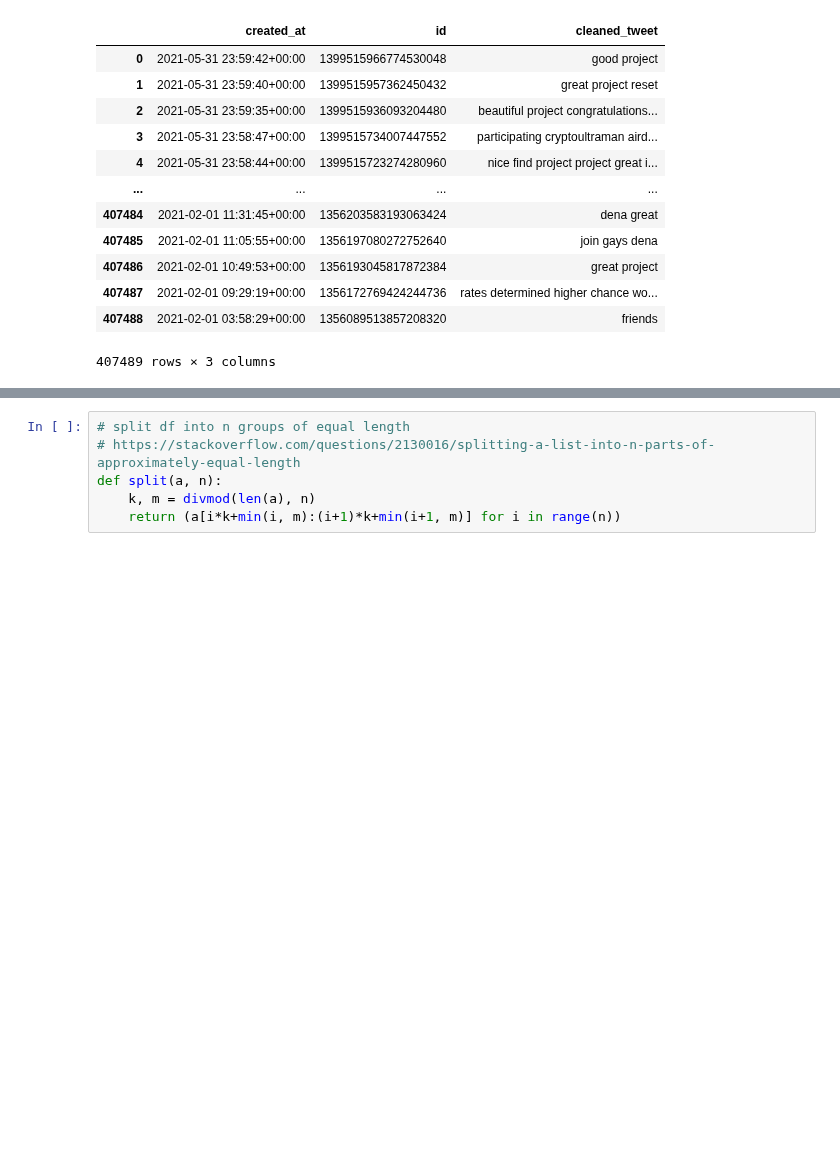
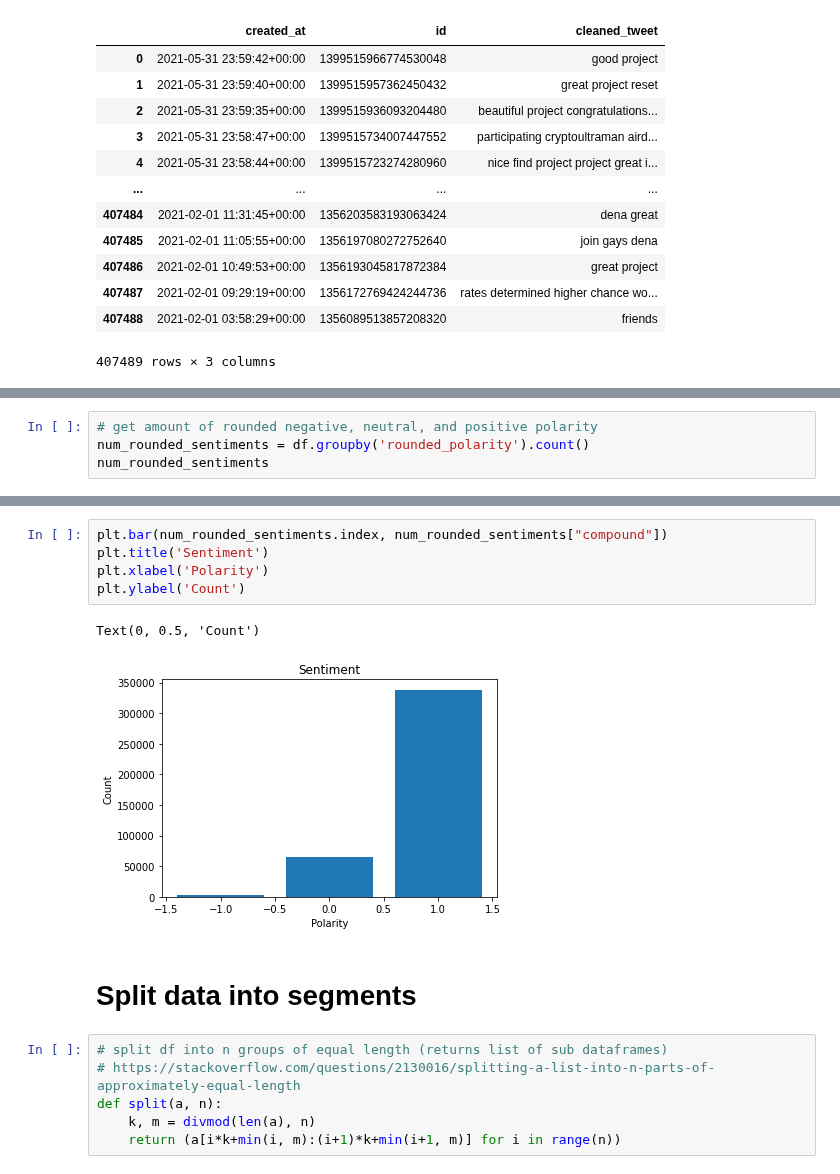
Before and after one commit to ginalamp/NFT_Twitter_Evolution, a Jupyter notebook: notebooks/sentiment_frequency.ipynb, the cells around one changed output, grey strips where cells are left out. Saved outputs shown, nothing was run; the diff lists cells and outputs as text; blank space fills up the shorter version.

```diff
--- a/notebooks/sentiment_frequency.ipynb
+++ b/notebooks/sentiment_frequency.ipynb
@@ -36,0 +123,4 @@ df = df[df['created_at'].str.contains("2021")]
+# %%
+# get amount of rounded negative, neutral, and positive polarity
+num_rounded_sentiments = df.groupby('rounded_polarity').count()
+num_rounded_sentiments
@@ -37,5 +133,15 @@ df = df[df['created_at'].str.contains("2021")]
+# %%
+plt.bar(num_rounded_sentiments.index, num_rounded_sentiments["compound"])
+plt.title('Sentiment')
+plt.xlabel('Polarity')
+plt.ylabel('Count')
+# %% [output]
+Text(0, 0.5, 'Count')
+[figure, added]
+# %% [markdown]
+# Split data into segments
 # %%
-# split df into n groups of equal length
+# split df into n groups of equal length (returns list of sub dataframes)
 # https://stackoverflow.com/questions/2130016/splitting-a-list-into-n-parts-of-approximately-equal-length
 def split(a, n):
     k, m = divmod(len(a), n)
```
Also changed, not shown: parts of 24 cells of this notebook.
